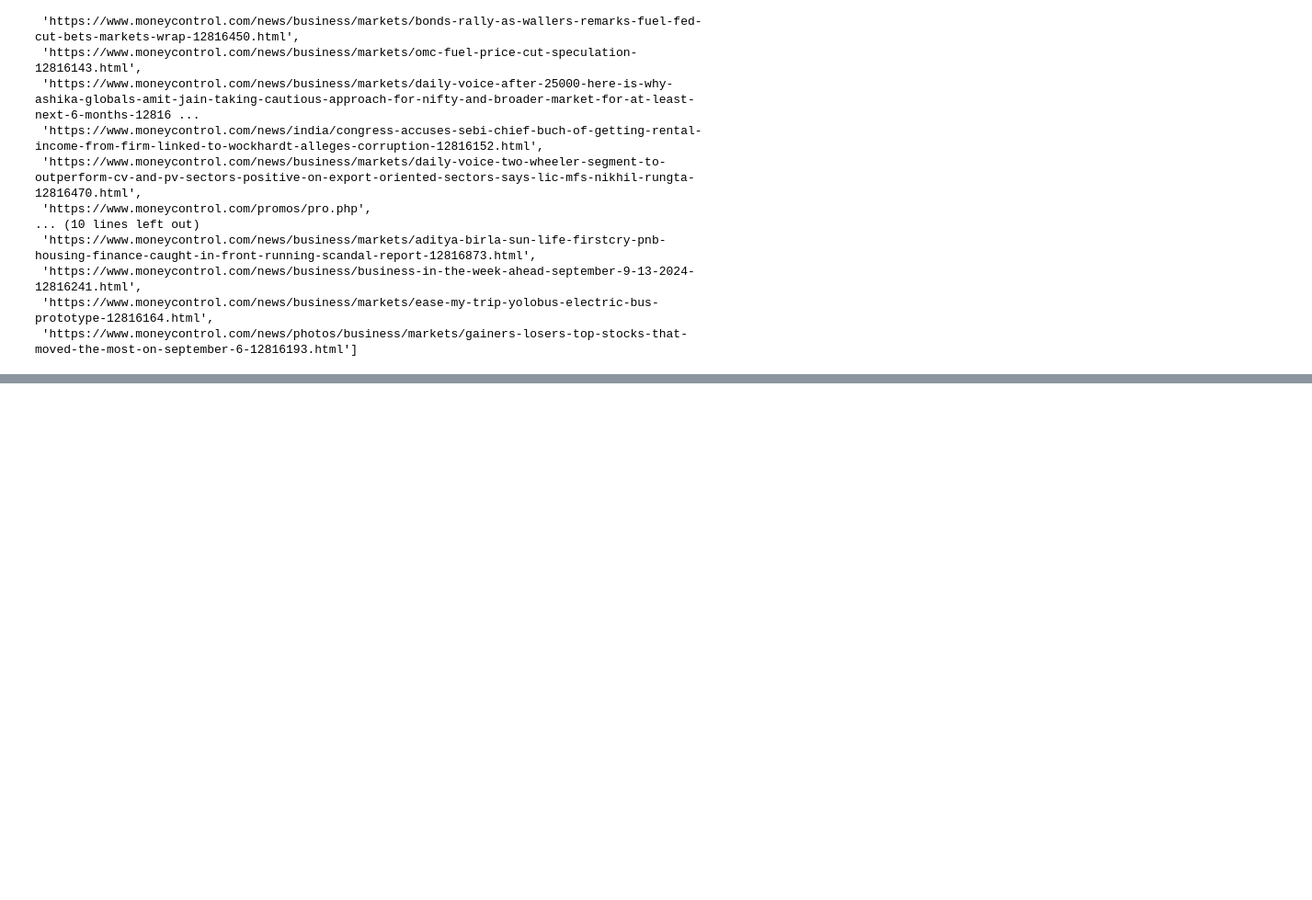
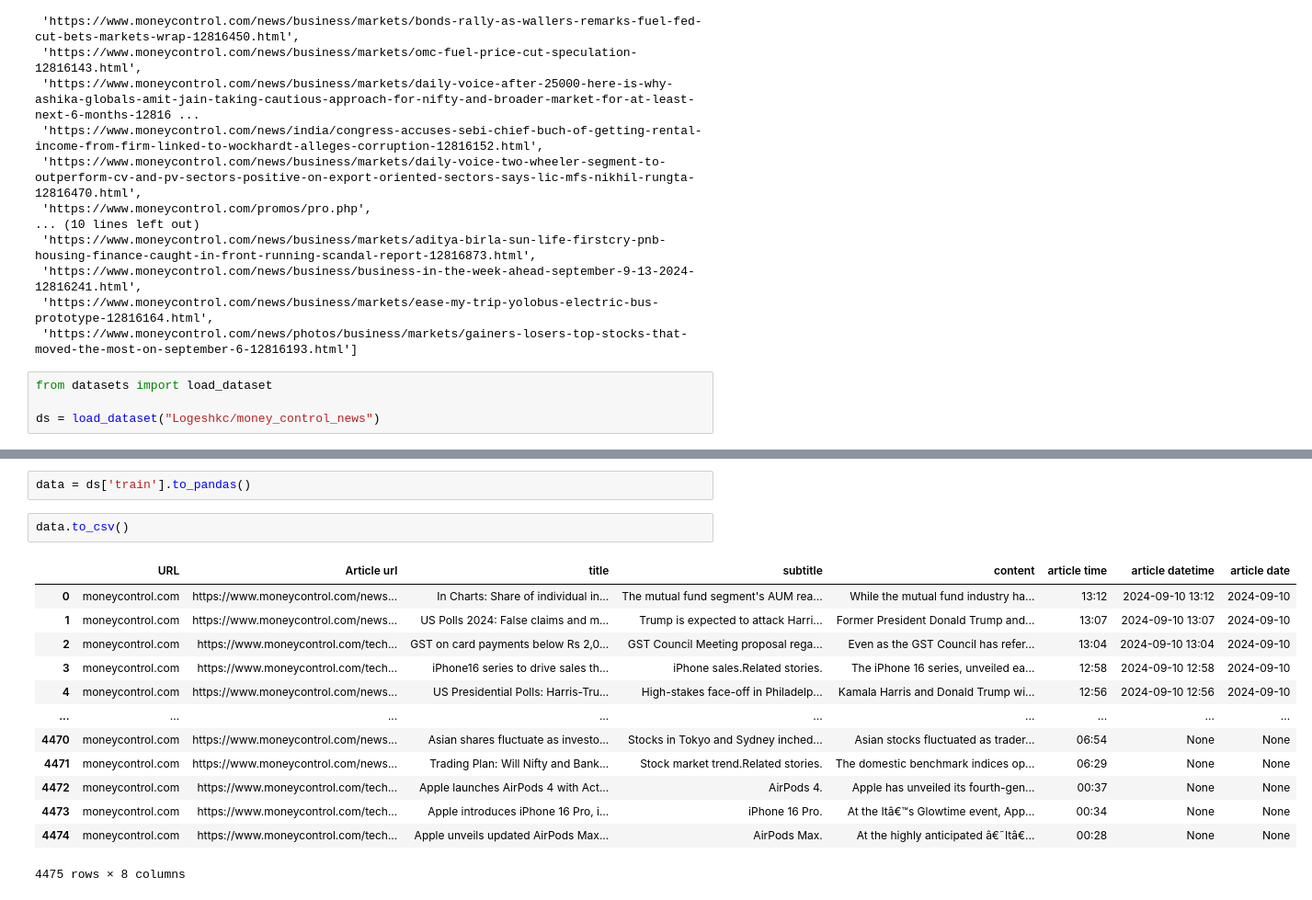
Before and after one commit to LogeshChandran/LLM_news, a Jupyter notebook: moneycontrol_data_get/work.ipynb, the cells around one changed output, grey strips where cells are left out. Shown at 92% size. Cells and saved outputs as stored; diff of their text form; blank space fills up the shorter version.

```diff
--- a/moneycontrol_data_get/work.ipynb
+++ b/moneycontrol_data_get/work.ipynb
@@ -242,3 +242,7 @@ articleURLs
  'https://www.moneycontrol.com/news/business/business-in-the-week-ahead-september-9-13-2024-12816241.html',
  'https://www.moneycontrol.com/news/business/markets/ease-my-trip-yolobus-electric-bus-prototype-12816164.html',
  'https://www.moneycontrol.com/news/photos/business/markets/gainers-losers-top-stocks-that-moved-the-most-on-september-6-12816193.html']
+# %%
+from datasets import load_dataset
+
+ds = load_dataset("Logeshkc/money_control_news")
@@ -244,0 +258,18 @@ articleURLs
+# %%
+data = ds['train'].to_pandas()
+# %%
+data.to_csv()
+# %% [output]
+|  | URL | Article url | title | subtitle | content | article time | article datetime | article date |
+| 0 | moneycontrol.com | https://www.moneycontrol.com/news... | In Charts: Share of individual in... | The mutual fund segment's AUM rea... | While the mutual fund industry ha... | 13:12 | 2024-09-10 13:12 | 2024-09-10 |
+| 1 | moneycontrol.com | https://www.moneycontrol.com/news... | US Polls 2024: False claims and m... | Trump is expected to attack Harri... | Former President Donald Trump and... | 13:07 | 2024-09-10 13:07 | 2024-09-10 |
+| 2 | moneycontrol.com | https://www.moneycontrol.com/tech... | GST on card payments below Rs 2,0... | GST Council Meeting proposal rega... | Even as the GST Council has refer... | 13:04 | 2024-09-10 13:04 | 2024-09-10 |
+| 3 | moneycontrol.com | https://www.moneycontrol.com/tech... | iPhone16 series to drive sales th... | iPhone sales.Related stories. | The iPhone 16 series, unveiled ea... | 12:58 | 2024-09-10 12:58 | 2024-09-10 |
+| 4 | moneycontrol.com | https://www.moneycontrol.com/news... | US Presidential Polls: Harris-Tru... | High-stakes face-off in Philadelp... | Kamala Harris and Donald Trump wi... | 12:56 | 2024-09-10 12:56 | 2024-09-10 |
+| ... | ... | ... | ... | ... | ... | ... | ... | ... |
+| 4470 | moneycontrol.com | https://www.moneycontrol.com/news... | Asian shares fluctuate as investo... | Stocks in Tokyo and Sydney inched... | Asian stocks fluctuated as trader... | 06:54 | None | None |
+| 4471 | moneycontrol.com | https://www.moneycontrol.com/news... | Trading Plan: Will Nifty and Bank... | Stock market trend.Related stories. | The domestic benchmark indices op... | 06:29 | None | None |
+| 4472 | moneycontrol.com | https://www.moneycontrol.com/tech... | Apple launches AirPods 4 with Act... | AirPods 4. | Apple has unveiled its fourth-gen... | 00:37 | None | None |
+| 4473 | moneycontrol.com | https://www.moneycontrol.com/tech... | Apple introduces iPhone 16 Pro, i... | iPhone 16 Pro. | At the Itâ€™s Glowtime event, App... | 00:34 | None | None |
+| 4474 | moneycontrol.com | https://www.moneycontrol.com/tech... | Apple unveils updated AirPods Max... | AirPods Max. | At the highly anticipated â€˜Itâ€... | 00:28 | None | None |
+4475 rows × 8 columns
```
Also changed, not shown: parts of 1 cell of this notebook, 2 other files.
